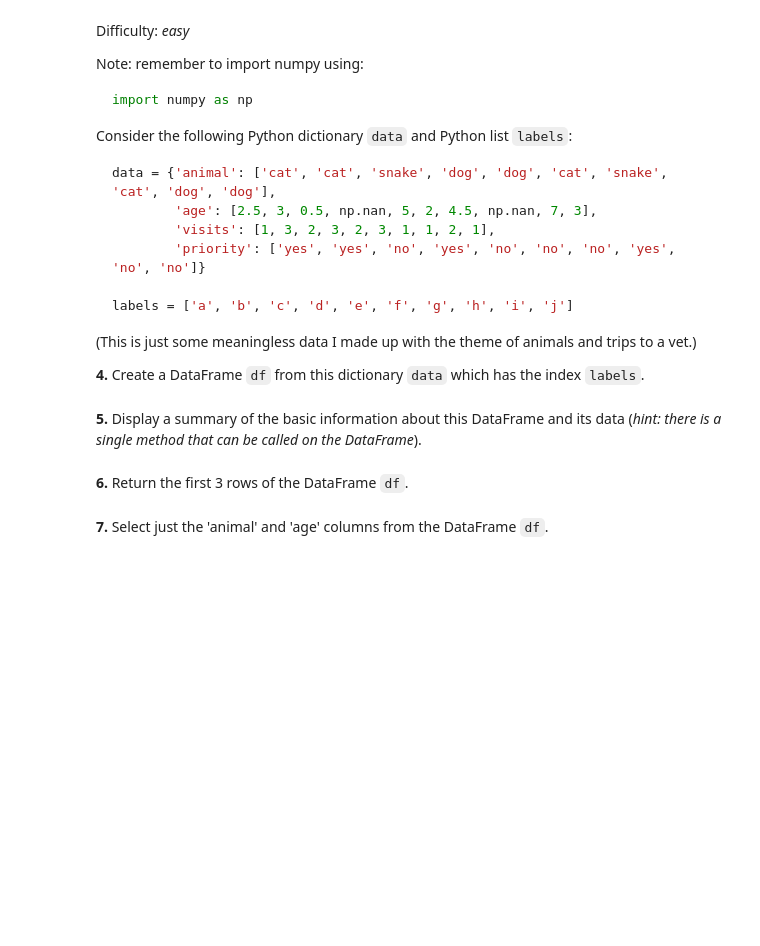
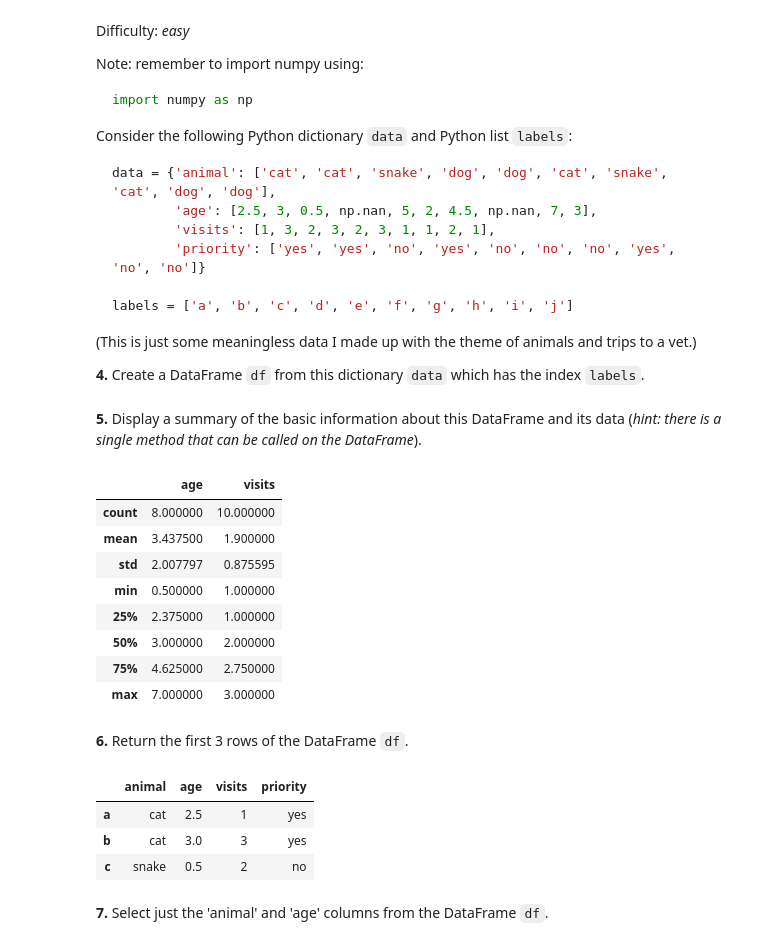
Before and after one commit to julam9/100-Pandas-Puzzles-with-Answers, a Jupyter notebook: 100-pandas-puzzles.ipynb, the cells around one changed output. Drawn from its saved outputs; the diff is of its cells as text; code cells hidden in the pictures; blank space fills up the shorter version.

```diff
--- a/100-pandas-puzzles.ipynb
+++ b/100-pandas-puzzles.ipynb
@@ -74,6 +76,25 @@ df = # (complete this line of code)
 # %% [markdown]
 **5.** Display a summary of the basic information about this DataFrame and its data (*hint: there is a single method that can be called on the DataFrame*).
+# %%
+df.describe()
+# %% [output]
+|  | age | visits |
+| count | 8.000000 | 10.000000 |
+| mean | 3.437500 | 1.900000 |
+| std | 2.007797 | 0.875595 |
+| min | 0.500000 | 1.000000 |
+| 25% | 2.375000 | 1.000000 |
+| 50% | 3.000000 | 2.000000 |
+| 75% | 4.625000 | 2.750000 |
+| max | 7.000000 | 3.000000 |
 # %% [markdown]
 **6.** Return the first 3 rows of the DataFrame `df`.
+# %%
+df[:3]
+# %% [output]
+|  | animal | age | visits | priority |
+| a | cat | 2.5 | 1 | yes |
+| b | cat | 3.0 | 3 | yes |
+| c | snake | 0.5 | 2 | no |
 # %% [markdown]
 **7.** Select just the 'animal' and 'age' columns from the DataFrame `df`.
```
Also changed, not shown: parts of 10 cells of this notebook.
